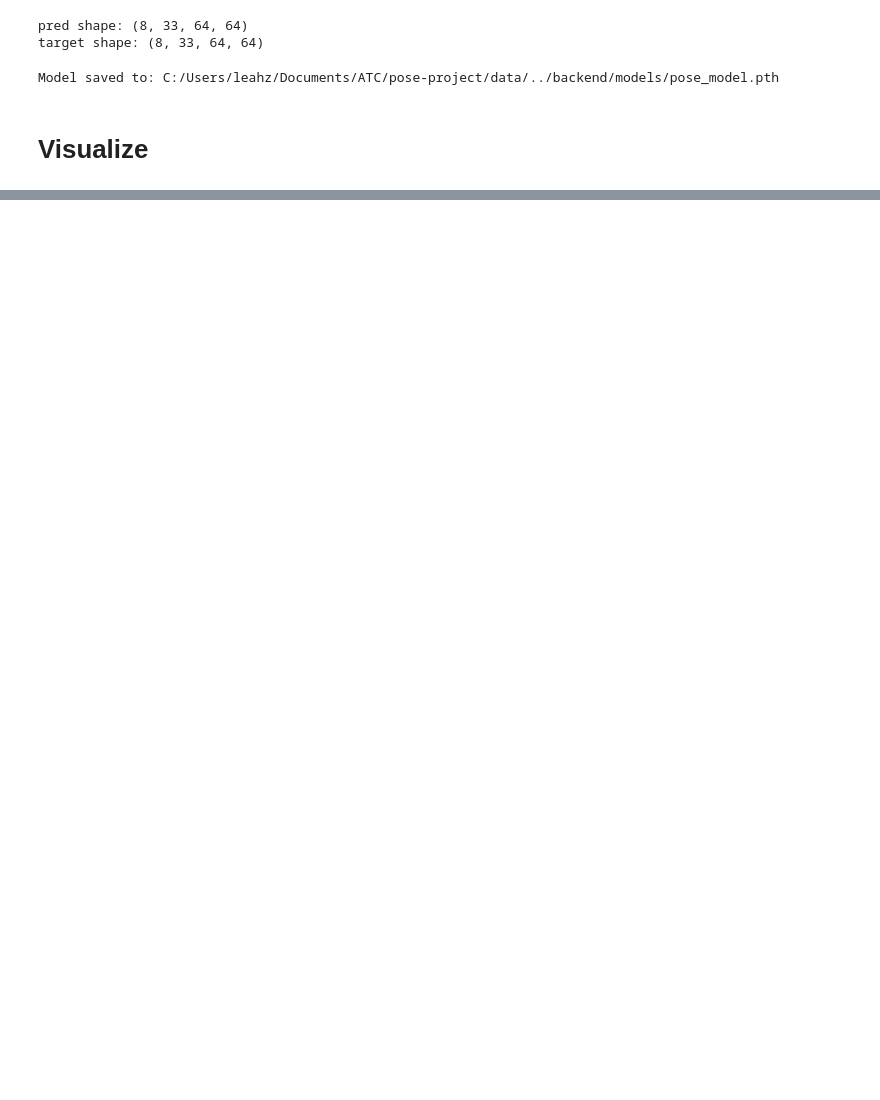
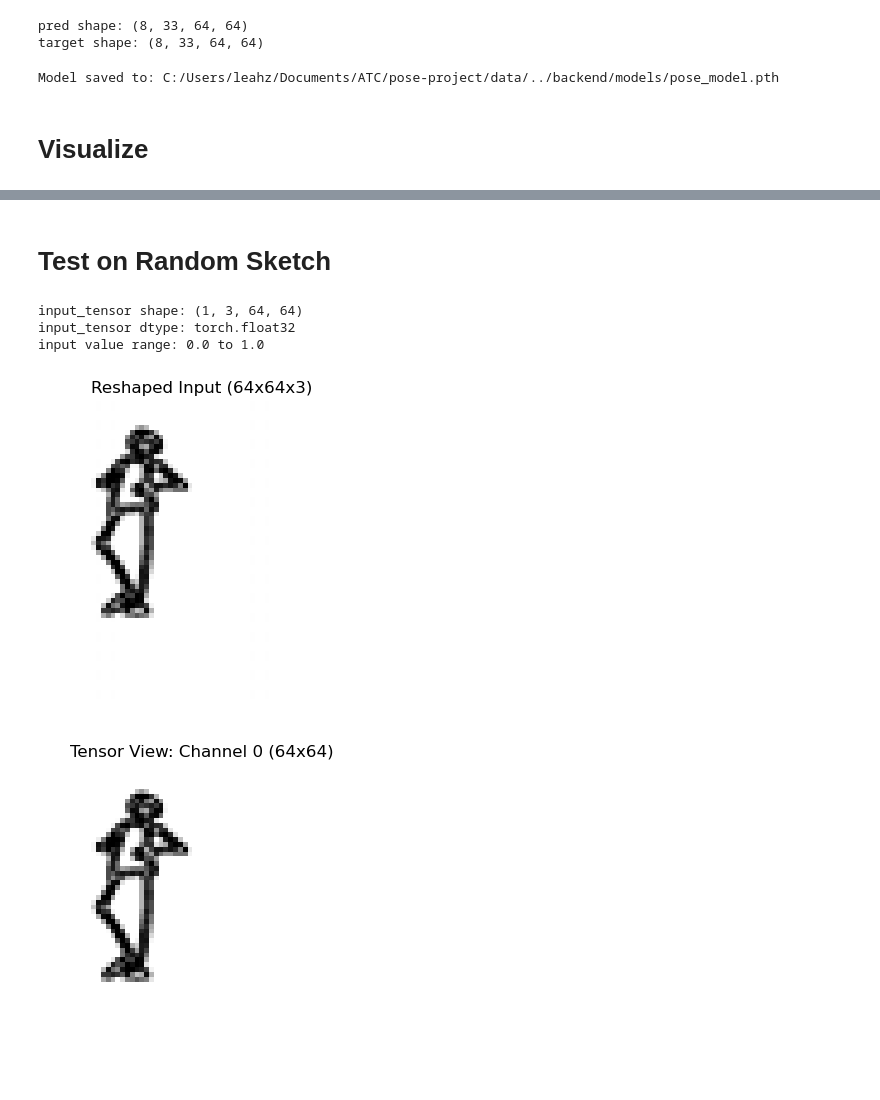
Before and after one commit to Leahie/pose-project, a Jupyter notebook: research/sketch_to_pose.ipynb, the cells around one changed output, grey strips where cells are left out. Cells and saved outputs as stored; diff of their text form; code cells hidden in the pictures; blank space fills up the shorter version.

```diff
--- a/research/sketch_to_pose.ipynb
+++ b/research/sketch_to_pose.ipynb
@@ -1040 +1113,3 @@ Predicted heatmaps shape: (33, 64, 64)
 ✓ Visualization Complete!
+# %% [markdown]
+# Test on Random Sketch
@@ -1040,0 +1220,39 @@ Predicted heatmaps shape: (33, 64, 64)
+# %%
+# End-to-end test: sketch -> model heatmaps -> landmarks -> labeled visualization
+from pathlib import Path
+import random
+import torch
+
+file = "img2.png"
+
+sketch_gray = create_sketch_from_image(file)  # (H, W), float in [0, 1]
+
+sketch_64 = cv2.resize(sketch_gray, (64, 64), interpolation=cv2.INTER_AREA)
+sketch_64_3ch = np.stack([sketch_64, sketch_64, sketch_64], axis=-1)
+input_tensor = torch.tensor(sketch_64_3ch, dtype=torch.float32).permute(2, 0, 1).unsqueeze(0).to(device)
+# %%
+# Visualize the reshaped model input
+print("input_tensor shape:", tuple(input_tensor.shape))  # expected: (1, 3, 64, 64)
+print("input_tensor dtype:", input_tensor.dtype)
+print("input value range:", float(input_tensor.min().item()), "to", float(input_tensor.max().item()))
+
+# Show the exact 64x64x3 array used to build input_tensor
+plt.figure(figsize=(4, 4))
+plt.imshow(sketch_64_3ch)
+plt.title("Reshaped Input (64x64x3)")
+plt.axis("off")
+plt.show()
+
+# Show channel-0 directly from the tensor (should match grayscale sketch)
+tensor_img = input_tensor[0].detach().cpu().permute(1, 2, 0).numpy()
+plt.figure(figsize=(4, 4))
+plt.imshow(tensor_img[:, :, 0], cmap="gray")
+plt.title("Tensor View: Channel 0 (64x64)")
+plt.axis("off")
+plt.show()
+# %% [output]
+input_tensor shape: (1, 3, 64, 64)
+input_tensor dtype: torch.float32
+input value range: 0.0 to 1.0
+[figure, added]
+[figure, added]
```
Also changed, not shown: parts of 17 cells of this notebook, 2 other files.
